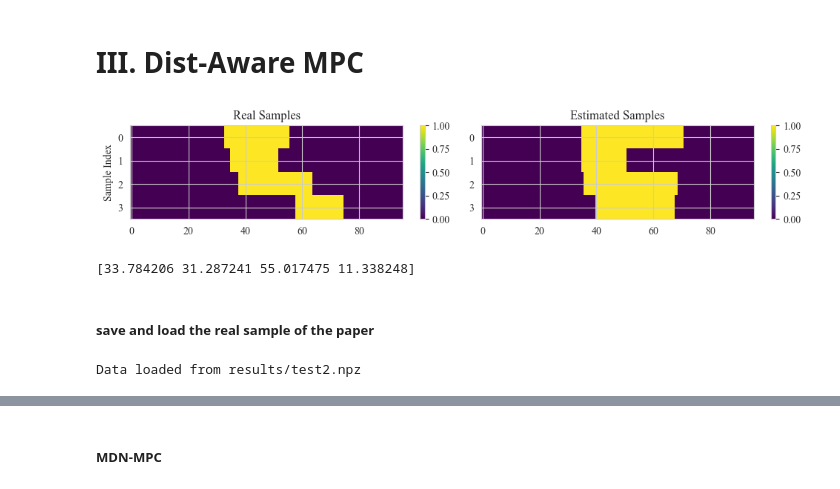
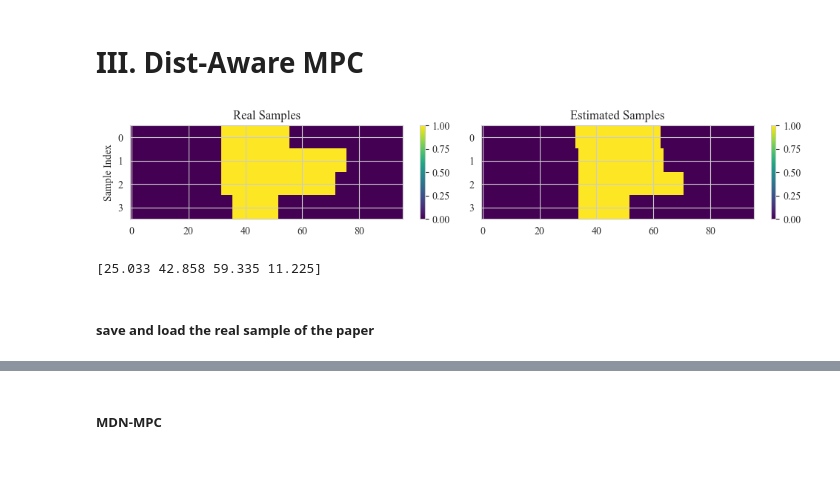
Before and after one commit to ES-Lab/ES-MDN-MPC, a Jupyter notebook: MDN_MPC_res.ipynb, the cells around one changed output, grey strips where cells are left out. Drawn from its saved outputs; the diff is of its cells as text; code cells hidden in the pictures.

```diff
--- a/MDN_MPC_res.ipynb
+++ b/MDN_MPC_res.ipynb
@@ -215,8 +245,8 @@ optim = torch.optim.Adam(
     lr=1e-3)
 
 for epoch in range(30001):
-    batch = ev_data  # shape: (B, 3)
-    arrival = batch[:, 0:1].float()+2
+    batch = train_ev_data  # shape: (B, 3)
+    arrival = batch[:, 0:1].float()
     duration = batch[:, 1:2].float()
     energy = batch[:, 2:3].float()
 
@@ -240,6 +270,29 @@ for epoch in range(30001):
     loss.backward()
     optim.step()
 
-    if epoch % 1000 == 0:
+    if epoch % 1e4 == 0:
         print(f"Epoch {epoch}, Loss = {loss.item():.4f}")
+
+        with torch.no_grad():
+            batch = test_ev_data  # shape: (B, 3)
+            arrival = batch[:, 0:1].float()
+            duration = batch[:, 1:2].float()
+            energy = batch[:, 2:3].float()
+
+            # MDN1: p(arrival)
+            pi1, mu1, sigma1 = mdn1(torch.rand(arrival.shape))  # cast to float32  # dummy input
+            logp1 = mdn1.log_prob(arrival, pi1, mu1, sigma1)
+
+            # MDN2: p(duration | arrival)
+            pi2, mu2, sigma2 = mdn2(arrival)
+            logp2 = mdn2.log_prob(duration, pi2, mu2, sigma2)
+
+            # MDN3: p(energy | arrival, duration)
+            x3 = torch.cat([arrival, duration], dim=1)
+            pi3, mu3, sigma3 = mdn3(x3)
+            logp3 = mdn3.log_prob(energy, pi3, mu3, sigma3)
+
+            # Total negative log-likelihood loss
+            loss = -(logp1 + logp2 + logp3).mean()
+            print(f"  Test Loss = {loss.item():.4f}")
 # %% [output]
@@ -604,36 +711,39 @@ def sort_on_arrival(arrivals, durations, energies):
     sorted_energies = energies[sorted_indices]
     return sorted_arrivals, sorted_durations, sorted_energies
 
 # Sample once for real
-real_arrivals, real_durations, real_energies = get_filtered_samples(mdn1, mdn2, mdn3)
+test_ev_data = np.array(test_ev_data)
+test_idxs = np.random.choice(len(test_ev_data), size=4, replace=False)
+real_arrivals, real_durations, real_energies = test_ev_data[test_idxs, 0], test_ev_data[test_idxs, 1], test_ev_data[test_idxs, 2]/4
 real_arrivals, real_durations, real_energies = sort_on_arrival(real_arrivals, real_durations, real_energies)
 # Sample once for estimate
 est_arrivals, est_durations, est_energies = get_filtered_samples(mdn1, mdn2, mdn3)
 est_arrivals, est_durations, est_energies = sort_on_arrival(est_arrivals, est_durations, est_energies)
 
 real_availability_matrix = compute_availability(real_arrivals, real_durations)
 est_availability_matrix = compute_availability(est_arrivals, est_durations)
 
 # Plotting with imshow
 fig, axs = plt.subplots(1, 2, figsize=(10, 2))
 
 im0 = axs[0].imshow(real_availability_matrix, aspect='auto', cmap='viridis')
 axs[0].set_title("Real Samples")
 axs[0].set_yticks(range(4))
 axs[0].set_ylabel("Sample Index")
 plt.colorbar(im0, ax=axs[0])
 
 im1 = axs[1].imshow(est_availability_matrix, aspect='auto', cmap='viridis')
 axs[1].set_title("Estimated Samples")
 axs[1].set_yticks(range(4))
 plt.colorbar(im1, ax=axs[1])
 
+
 plt.tight_layout()
 plt.show()
 print(real_energies)
 # %% [output]
-[figure, old version]
+[figure, new version]
-[33.784206 31.287241 55.017475 11.338248]
+[25.033 42.858 59.335 11.225]
 # %% [markdown]
 ##### save and load the real sample of the paper
 # %%
@@ -679,9 +789,7 @@ def load_data(filename='data.npz'):
 # print(f"Durations match: {np.array_equal(real_durations, loaded_durations)}")
 # print(f"Energies match: {np.array_equal(real_energies, loaded_energies)}")
 # %%
-real_arrivals, real_durations, real_energies = load_data('results/test2.npz')
+# real_arrivals, real_durations, real_energies = load_data('results/test2.npz')
-# %% [output]
-Data loaded from results/test2.npz
 # %%
 # def sample_duration_given_arrival(mdn2, arrival):
 #     """Sample duration given a specific arrival time."""
```
Also changed, not shown: parts of 28 cells of this notebook.
